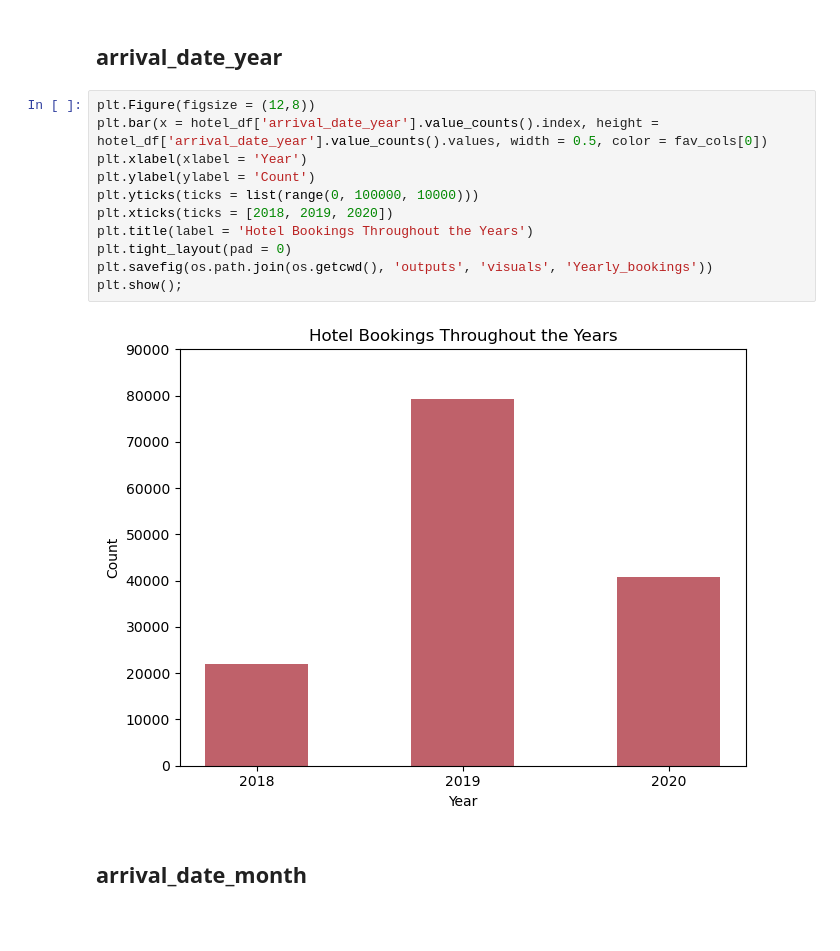
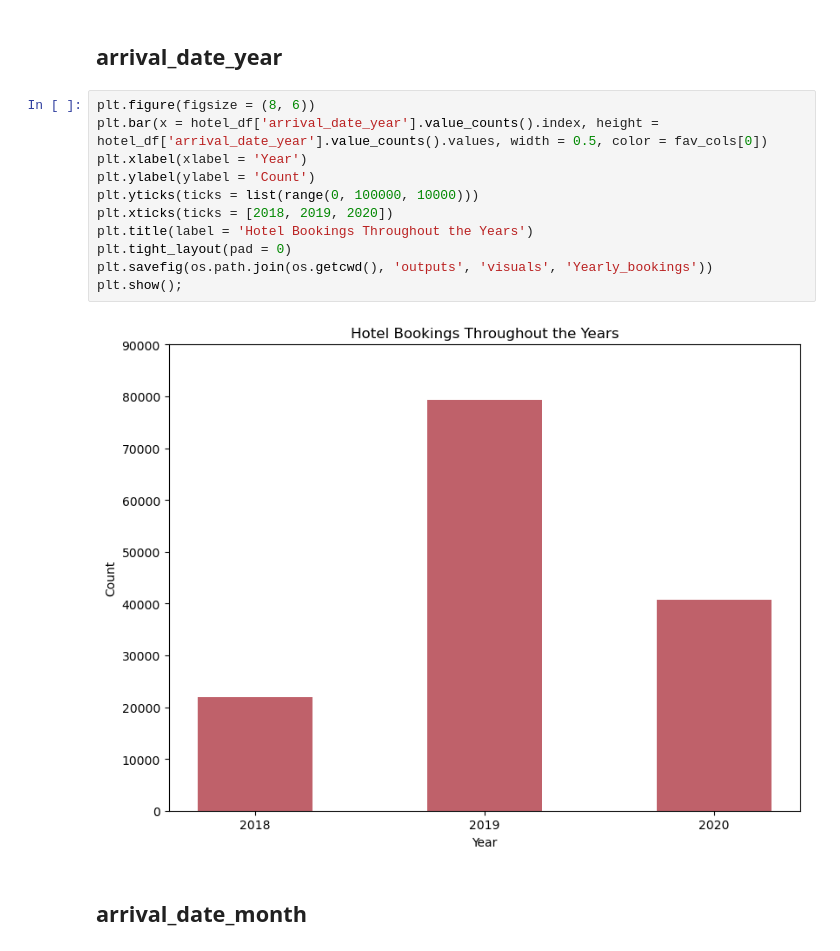
Before and after one commit to SMemic4/Hotels, a Jupyter notebook: notebooks/hotels.ipynb, the cells around one changed output. Drawn from its saved outputs; the diff is of its cells as text; blank space fills up the shorter version.

```diff
--- a/notebooks/hotels.ipynb
+++ b/notebooks/hotels.ipynb
@@ -215,17 +215,17 @@ plt.show();
 # %% [markdown]
 ## arrival_date_year
 # %%
-plt.Figure(figsize = (12,8))
+plt.figure(figsize = (8, 6))
 plt.bar(x = hotel_df['arrival_date_year'].value_counts().index, height = hotel_df['arrival_date_year'].value_counts().values, width = 0.5, color = fav_cols[0])
 plt.xlabel(xlabel = 'Year')
 plt.ylabel(ylabel = 'Count')
 plt.yticks(ticks = list(range(0, 100000, 10000)))
 plt.xticks(ticks = [2018, 2019, 2020])
 plt.title(label = 'Hotel Bookings Throughout the Years')
 plt.tight_layout(pad = 0)
 plt.savefig(os.path.join(os.getcwd(), 'outputs', 'visuals', 'Yearly_bookings'))
 plt.show();
 # %% [output]
-[figure, old version]
+[figure, new version]
 # %% [markdown]
 ## arrival_date_month
```
Also changed, not shown: parts of 12 cells of this notebook, 4 other files.
